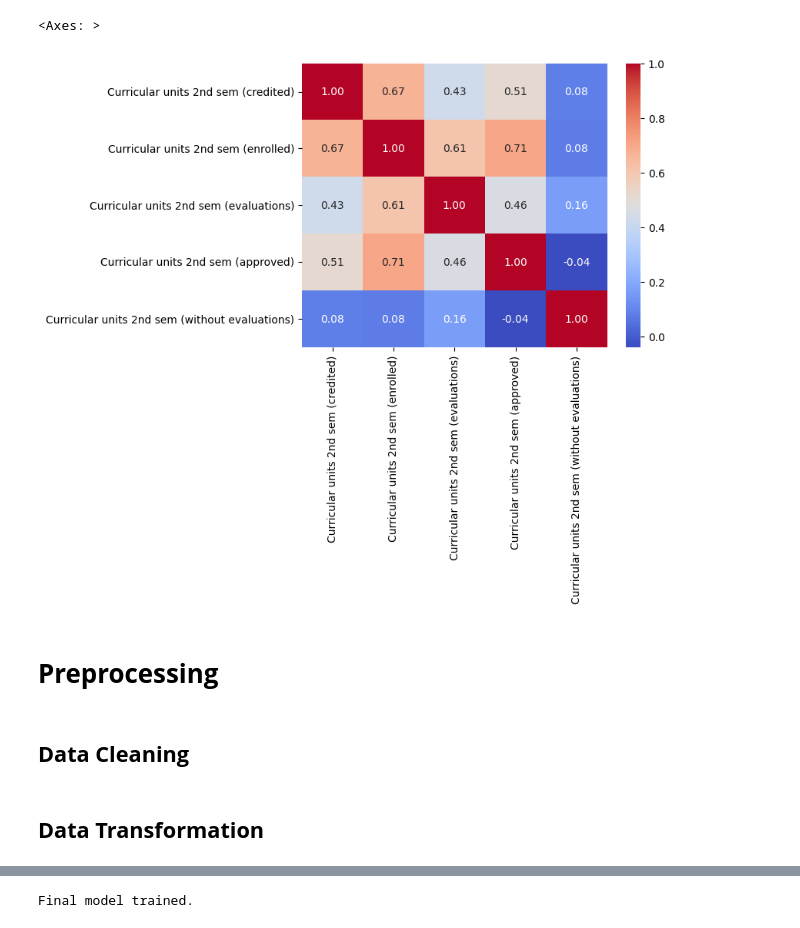
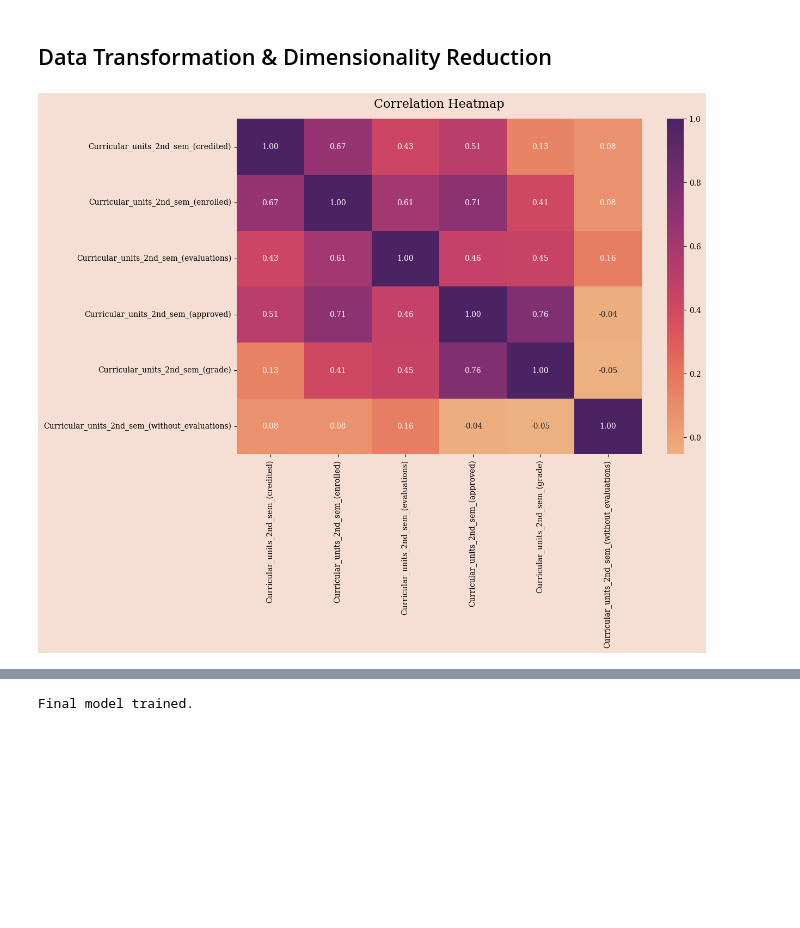
Before and after one commit to zirachw/CriterionIsAllYouNeed, a Jupyter notebook: src/main.ipynb, the cells around one changed output, grey strips where cells are left out. Cells and saved outputs as stored; diff of their text form; code cells hidden in the pictures; blank space fills up the shorter version.

```diff
--- a/src/main.ipynb
+++ b/src/main.ipynb
@@ -50,0 +109,10 @@ class settings:
+# %%
+np.random.seed(settings.SEED)
+pd.set_option('display.max_columns', None)
+
+rc_params = {
+    "grid.color": "#EBEBE7",
+    "font.family": "serif",
+}
+
+plt.rcParams.update(rc_params)
@@ -65,0 +152,3 @@ train.head()
+# %%
+train.columns = train.columns.str.replace(r'\s+', '_', regex=True).str.replace('/', '_').str.replace("'", '').str.strip('_')
+test.columns = test.columns.str.replace(r'\s+', '_', regex=True).str.replace('/', '_').str.replace("'", '').str.strip('_')
@@ -106,13 +461,16 @@ array(['Marital status', 'Application mode', 'Application order',
+# %% [markdown]
+## Data Transformation & Dimensionality Reduction
 # %%
-sns.heatmap(train[['Curricular units 2nd sem (credited)',
-       'Curricular units 2nd sem (enrolled)',
-       'Curricular units 2nd sem (evaluations)',
-       'Curricular units 2nd sem (approved)',
-       'Curricular units 2nd sem (without evaluations)']].select_dtypes(include=[np.number]).corr(), annot=True, fmt=".2f", cmap="coolwarm")
+plt.figure(figsize=(12, 8), facecolor='#f5ded3')
+
+sns.heatmap(train[['Curricular_units_2nd_sem_(credited)',
+                'Curricular_units_2nd_sem_(enrolled)',
+                'Curricular_units_2nd_sem_(evaluations)',
+                'Curricular_units_2nd_sem_(approved)',
+                'Curricular_units_2nd_sem_(grade)',
+                'Curricular_units_2nd_sem_(without_evaluations)',]].select_dtypes(include=[np.number]).corr(), annot=True, fmt=".2f", cmap='flare')
+
+plt.title('Correlation Heatmap', fontsize=16, pad=15)
+plt.show()
 # %% [output]
-<Axes: >
-[figure, old version]
+[figure, new version]
-# %% [markdown]
-# **Preprocessing**
-# %% [markdown]
-## **Data Cleaning**
@@ -123,2 +476,0 @@ def drop_columns(df):
-# %% [markdown]
-## **Data Transformation**
```
Also changed, not shown: parts of 56 cells of this notebook.
